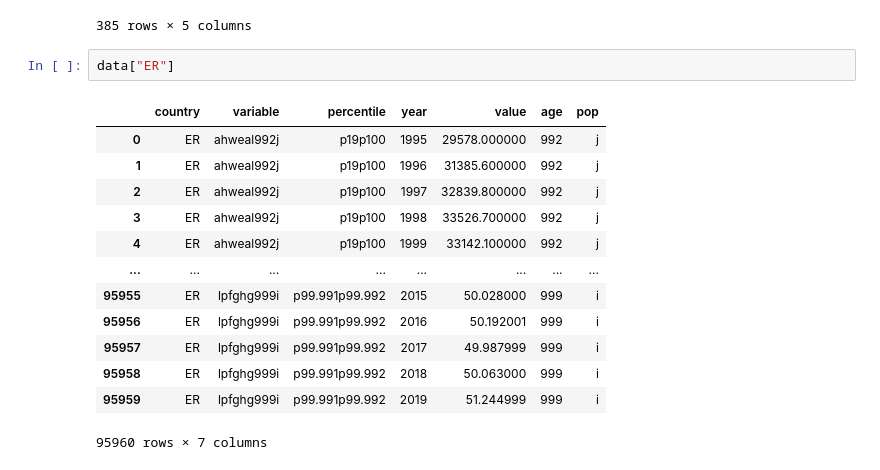
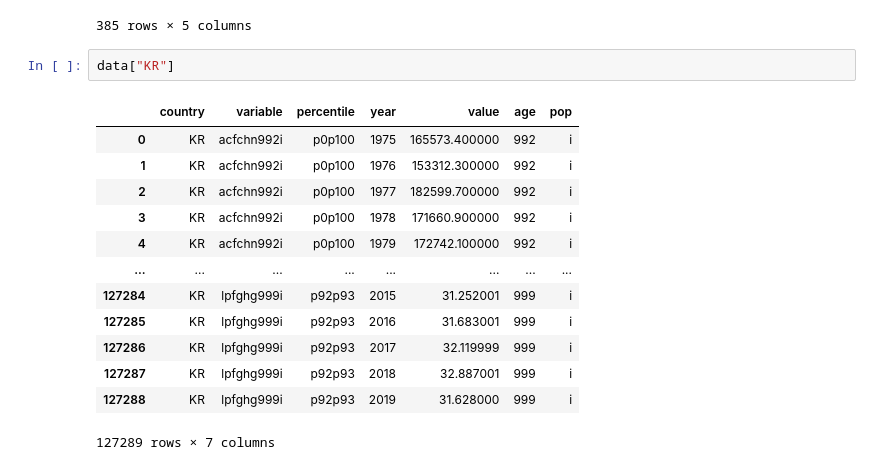
Before and after one commit to Periphanes/WID-Preprocess, a Jupyter notebook: discover.ipynb, the cells around one changed output. Cells and saved outputs as stored; diff of their text form.

```diff
--- a/discover.ipynb
+++ b/discover.ipynb
@@ -63,19 +63,19 @@ countries
 | 384 | XS | South & South-East Asia | South & South-East Asia | NaN | NaN |
 385 rows × 5 columns
 # %%
-data["ER"]
+data["KR"]
 # %% [output]
 |  | country | variable | percentile | year | value | age | pop |
-| 0 | ER | ahweal992j | p19p100 | 1995 | 29578.000000 | 992 | j |
-| 1 | ER | ahweal992j | p19p100 | 1996 | 31385.600000 | 992 | j |
-| 2 | ER | ahweal992j | p19p100 | 1997 | 32839.800000 | 992 | j |
-| 3 | ER | ahweal992j | p19p100 | 1998 | 33526.700000 | 992 | j |
-| 4 | ER | ahweal992j | p19p100 | 1999 | 33142.100000 | 992 | j |
+| 0 | KR | acfchn992i | p0p100 | 1975 | 165573.400000 | 992 | i |
+| 1 | KR | acfchn992i | p0p100 | 1976 | 153312.300000 | 992 | i |
+| 2 | KR | acfchn992i | p0p100 | 1977 | 182599.700000 | 992 | i |
+| 3 | KR | acfchn992i | p0p100 | 1978 | 171660.900000 | 992 | i |
+| 4 | KR | acfchn992i | p0p100 | 1979 | 172742.100000 | 992 | i |
 | ... | ... | ... | ... | ... | ... | ... | ... |
-| 95955 | ER | lpfghg999i | p99.991p99.992 | 2015 | 50.028000 | 999 | i |
-| 95956 | ER | lpfghg999i | p99.991p99.992 | 2016 | 50.192001 | 999 | i |
-| 95957 | ER | lpfghg999i | p99.991p99.992 | 2017 | 49.987999 | 999 | i |
-| 95958 | ER | lpfghg999i | p99.991p99.992 | 2018 | 50.063000 | 999 | i |
-| 95959 | ER | lpfghg999i | p99.991p99.992 | 2019 | 51.244999 | 999 | i |
+| 127284 | KR | lpfghg999i | p92p93 | 2015 | 31.252001 | 999 | i |
+| 127285 | KR | lpfghg999i | p92p93 | 2016 | 31.683001 | 999 | i |
+| 127286 | KR | lpfghg999i | p92p93 | 2017 | 32.119999 | 999 | i |
+| 127287 | KR | lpfghg999i | p92p93 | 2018 | 32.887001 | 999 | i |
+| 127288 | KR | lpfghg999i | p92p93 | 2019 | 31.628000 | 999 | i |
-95960 rows × 7 columns
+127289 rows × 7 columns
 # %%
```
Also changed, not shown: parts of 9 cells of this notebook.
